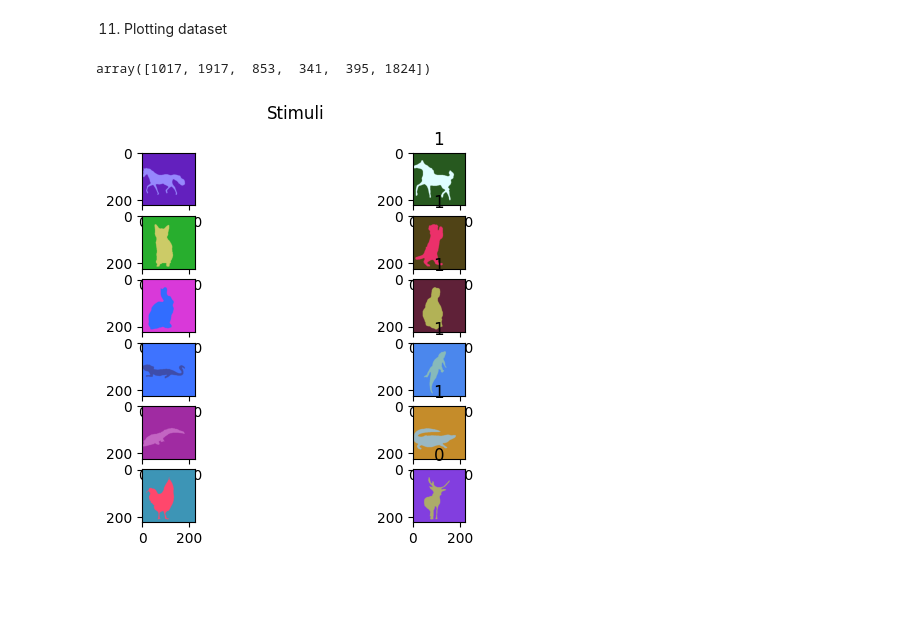
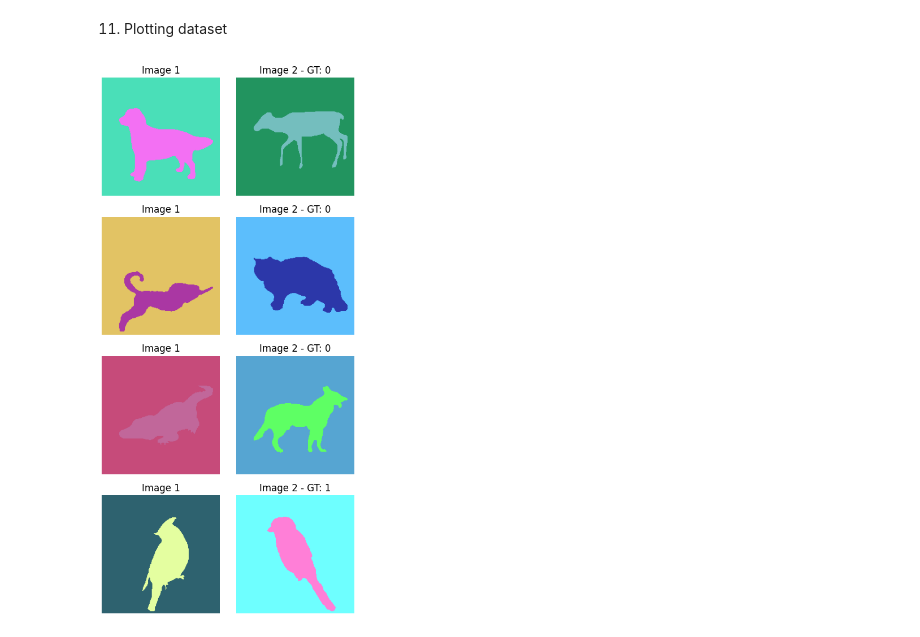
Before and after one commit to AnaBelenCarbajal/Thesis, a Jupyter notebook: Pre_trainig_Animal_shapes_Dataset.ipynb, the cells around one changed output. Drawn from its saved outputs; the diff is of its cells as text; code cells hidden in the pictures; blank space fills up the shorter version.

Commit message:
correct plotting

```diff
--- a/Pre_trainig_Animal_shapes_Dataset.ipynb
+++ b/Pre_trainig_Animal_shapes_Dataset.ipynb
@@ -376,6 +359,6 @@ drive.mount('/content/drive')
 # %% [output]
 Drive already mounted at /content/drive; to attempt to forcibly remount, call drive.mount("/content/drive", force_remount=True).
 # %%
-dic = '/content/drive/MyDrive/Thesis/Exp 3: Neural_network/Pre-training on Animals shapes/'
+dic = '/content/drive/MyDrive/Thesis/Neural_network/Pre-training on Animals shapes/'
 # %%
 # save model's weigths
@@ -407,25 +390,28 @@ OrderedDict([('backbone.0.weight',
 # %% [markdown]
 11) Plotting dataset
-# %%
-# create random numbers from 0 to 1999 to create pairs of shapes
-randoms = np.random.randint(0, 1999, 6)
-randoms
-# %% [output]
-array([1017, 1917,  853,  341,  395, 1824])
-# %%
-fig, ax = plt.subplots(6, 2)
-fig.suptitle("Stimuli")
-
-for idx, random in enumerate(randoms):
-  pairs = pretraining_dataset[random]
-  img1 = pairs[0]
-  img2 = pairs[1]
-  gt = pairs[2]
-
-  ax[idx][0].imshow(transform.to_pil_image(img1))
-
-  title = str(gt)
-  ax[idx][1].set_title(title)
-  ax[idx][1].imshow(transform.to_pil_image(img2))
-# %% [output]
-[figure, removed]
+# %%
+def tensor_to_pil(image_tensor):
+    return transform.to_pil_image(image_tensor)
+# %%
+# Example usage to display 5 pairs of images
+fig, axs = plt.subplots(4, 2, figsize=(5, 10))
+
+for i in range(4):
+    idx = np.random.randint(0, len(pretraining_dataset) - 1)
+    img1, img2, gt = pretraining_dataset[idx]  # Get image pair and ground truth
+    img1_pil = tensor_to_pil(img1)
+    img2_pil = tensor_to_pil(img2)
+
+    axs[i, 0].imshow(img1_pil)
+    axs[i, 0].set_title('Image 1')
+    axs[i, 0].axis('off')
+
+    axs[i, 1].imshow(img2_pil)
+    axs[i, 1].set_title(f'Image 2 - GT: {gt}')
+    axs[i, 1].axis('off')
+
+plt.tight_layout()
+plt.savefig(dic + 'image_pairs5.pdf')
+plt.show()
+# %% [output]
+[figure, added]
```
Also changed, not shown: parts of 10 cells of this notebook.
